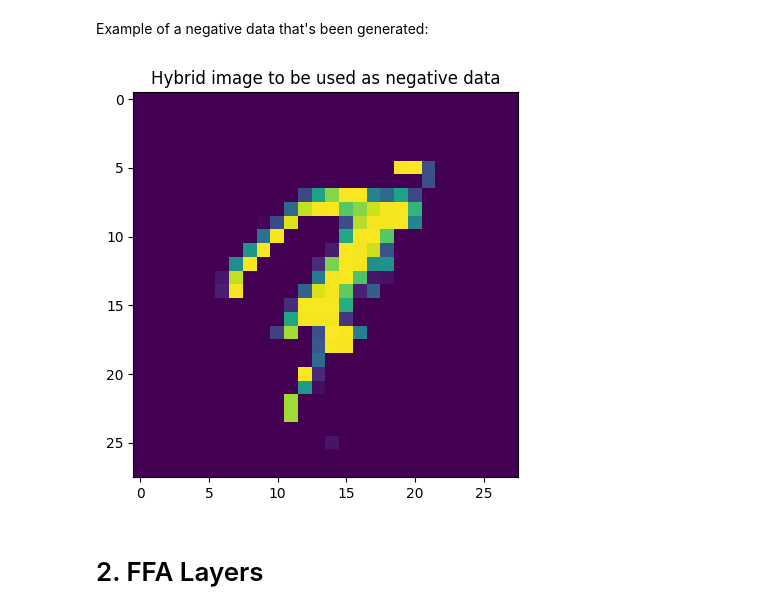
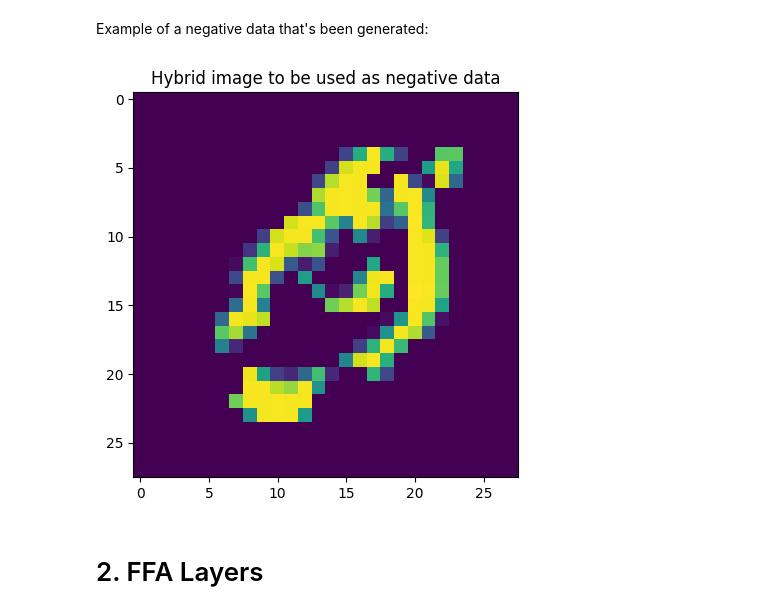
Before and after one commit to petergchang/FFA_Demo, a Jupyter notebook: Forward_Forward_Algorithm.ipynb, the cells around one changed output. Cells and saved outputs as stored; diff of their text form; code cells hidden in the pictures.

```diff
--- a/Forward_Forward_Algorithm.ipynb
+++ b/Forward_Forward_Algorithm.ipynb
@@ -105,7 +108,7 @@ ax.set_title('Hybrid image to be used as negative data');
 # %% [markdown]
 ## 1.2 Generating Negative Data
 # %%
-def generate_negative_mnist_data(X_train, y_train, n_data=50_000, key=0):
+def generate_negative_mnist_data(X_train, y_train, n_data=60_000, key=42):
     if isinstance(key, int):
         key = jr.PRNGKey(key)
 
@@ -139,7 +142,7 @@ neg_ims = generate_negative_mnist_data(X_train, y_train)
 Example of a negative data that's been generated:
 # %%
 fig, ax = plt.subplots(figsize=(5,5))
-ax.imshow(neg_ims[200]);
+ax.imshow(neg_ims[0]);
 ax.set_title('Hybrid image to be used as negative data');
 # %% [output]
-[figure, old version]
+[figure, new version]
```
Also changed, not shown: parts of 20 cells of this notebook.
